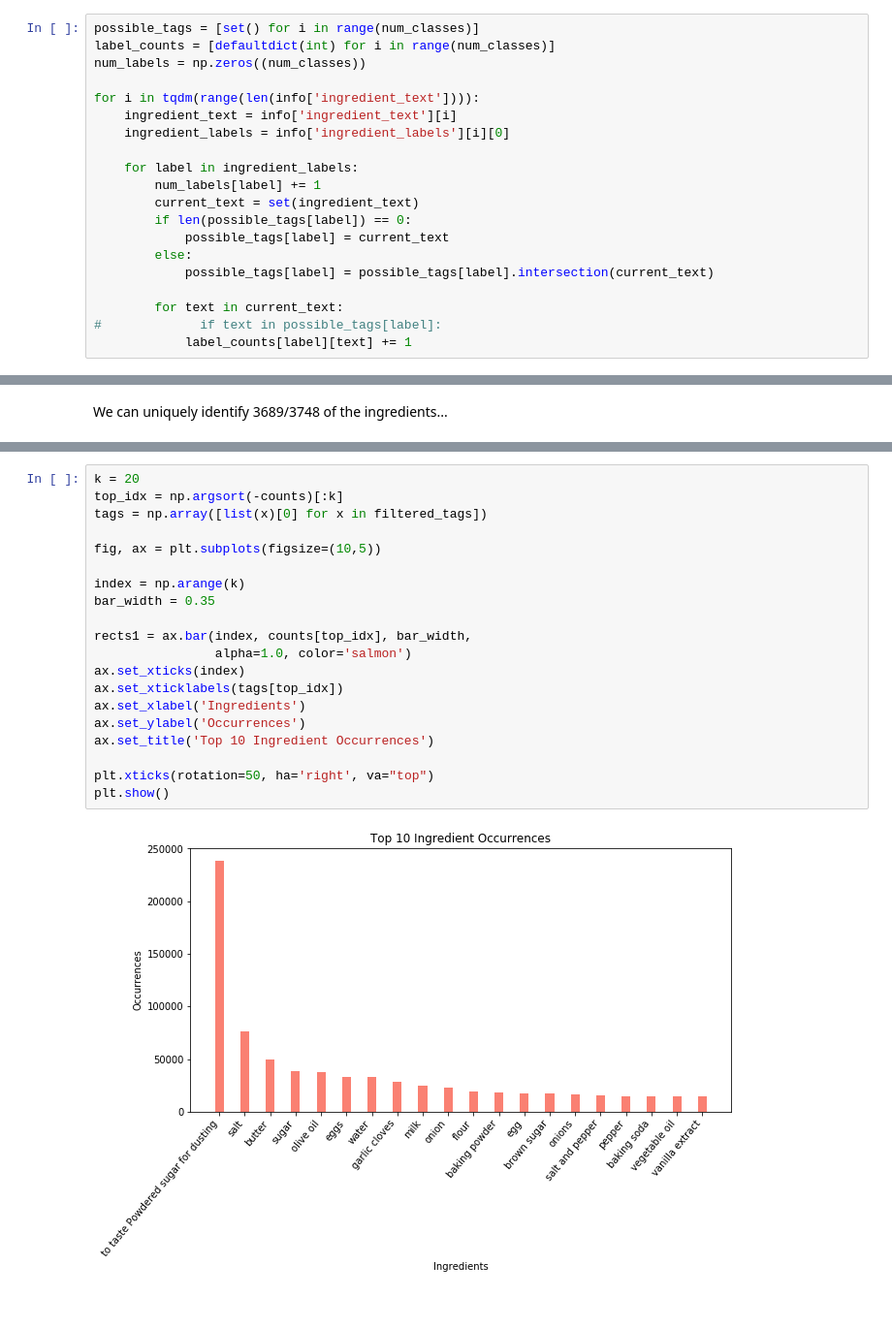
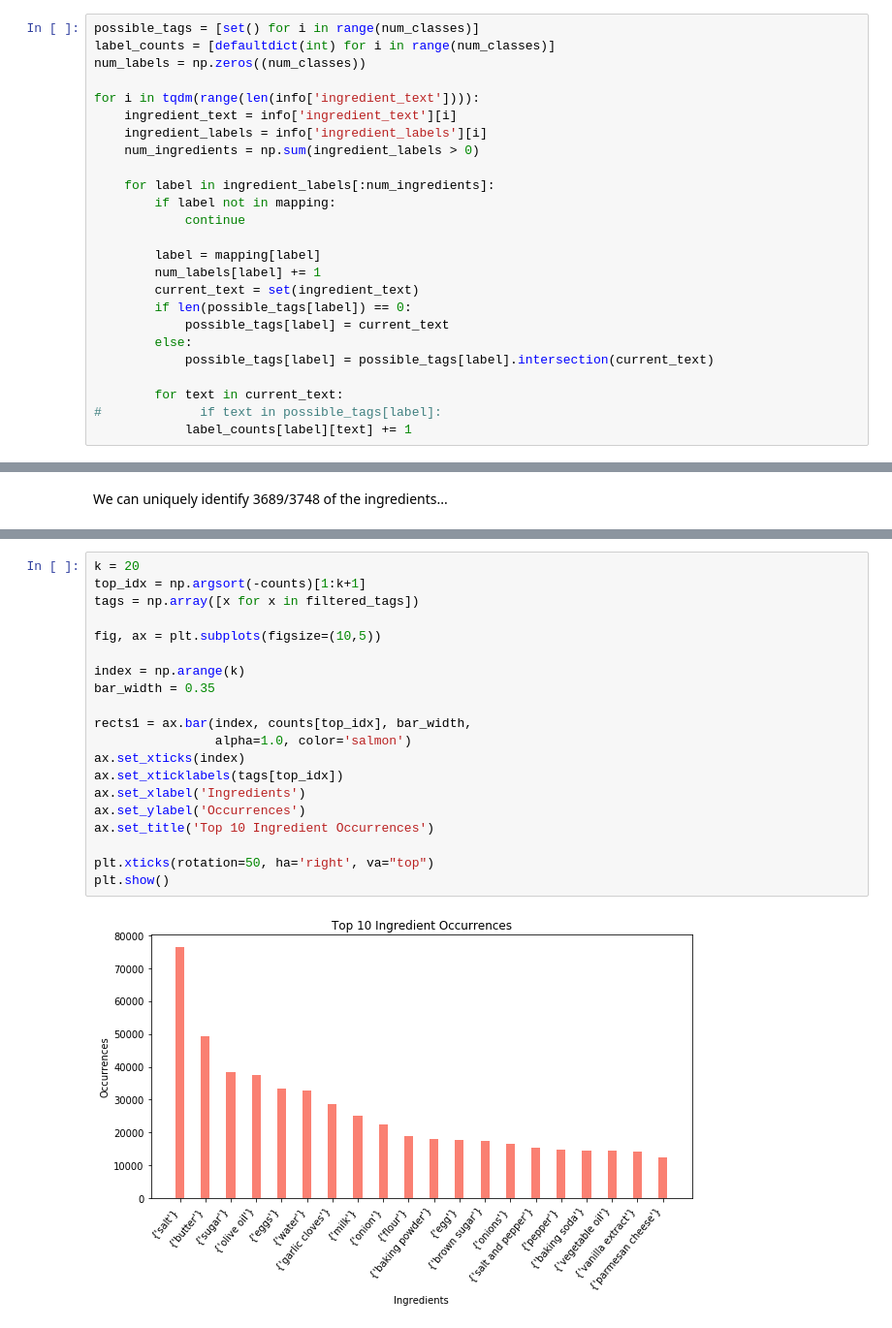
Before and after one commit to kohjingyu/lasagna, a Jupyter notebook: data/EDA_Ingredients.ipynb, the cells around one changed output, grey strips where cells are left out. Shown at 97% size. Drawn from its saved outputs; the diff is of its cells as text.

```diff
--- a/data/EDA_Ingredients.ipynb
+++ b/data/EDA_Ingredients.ipynb
@@ -26,9 +26,14 @@ num_labels = np.zeros((num_classes))
 
 for i in tqdm(range(len(info['ingredient_text']))):
     ingredient_text = info['ingredient_text'][i]
-    ingredient_labels = info['ingredient_labels'][i][0]
+    ingredient_labels = info['ingredient_labels'][i]
+    num_ingredients = np.sum(ingredient_labels > 0)
 
-    for label in ingredient_labels:
+    for label in ingredient_labels[:num_ingredients]:
+        if label not in mapping:
+            continue
+
+        label = mapping[label]
         num_labels[label] += 1
         current_text = set(ingredient_text)
         if len(possible_tags[label]) == 0:
@@ -85,22 +94,22 @@ for tag in possible_tags:
 # %%
 k = 20
-top_idx = np.argsort(-counts)[:k]
-tags = np.array([list(x)[0] for x in filtered_tags])
+top_idx = np.argsort(-counts)[1:k+1]
+tags = np.array([x for x in filtered_tags])
 
 fig, ax = plt.subplots(figsize=(10,5))
 
 index = np.arange(k)
 bar_width = 0.35
 
 rects1 = ax.bar(index, counts[top_idx], bar_width,
                 alpha=1.0, color='salmon')
 ax.set_xticks(index)
 ax.set_xticklabels(tags[top_idx])
 ax.set_xlabel('Ingredients')
 ax.set_ylabel('Occurrences')
 ax.set_title('Top 10 Ingredient Occurrences')
 
 plt.xticks(rotation=50, ha='right', va="top")
 plt.show()
 # %% [output]
-[figure, old version]
+[figure, new version]
```
Also changed, not shown: parts of 5 cells of this notebook, 1 other file.
